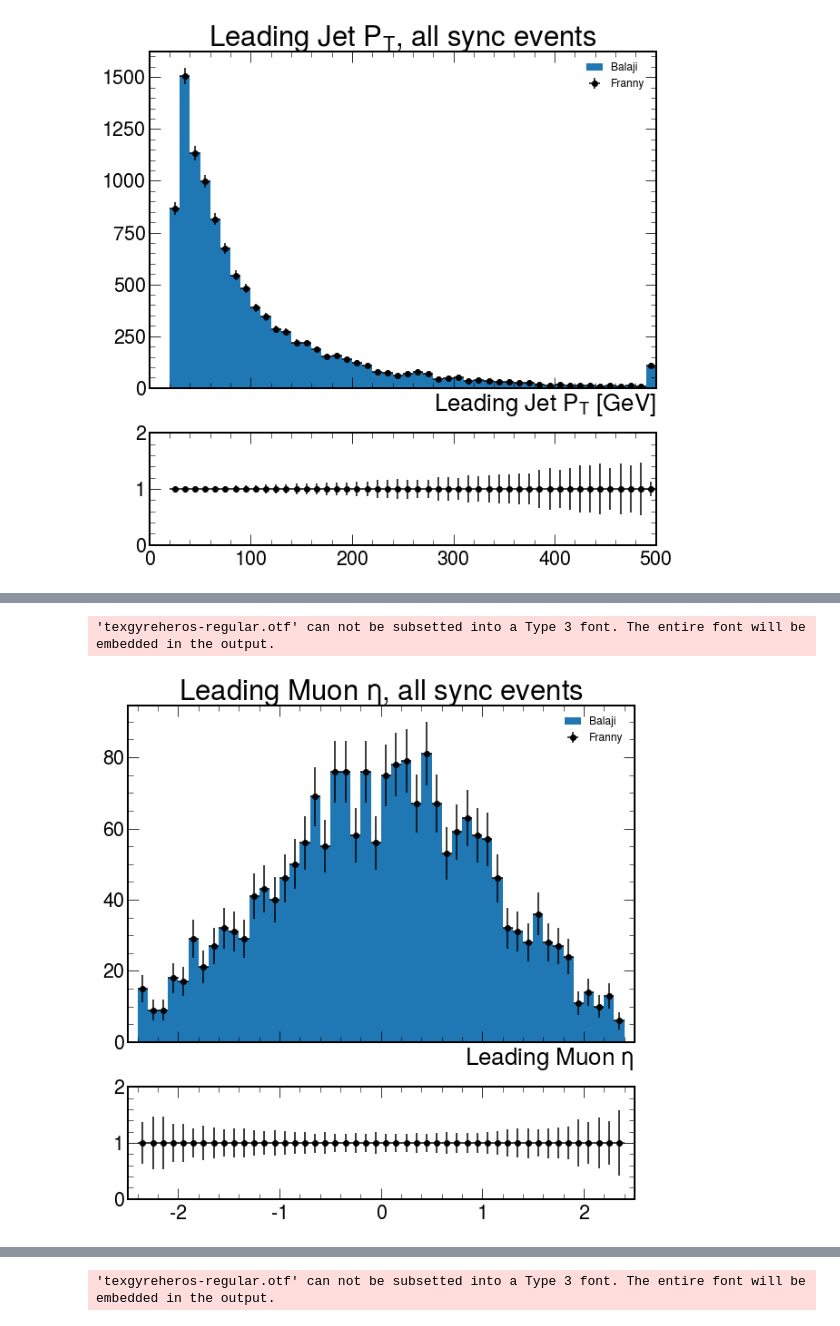
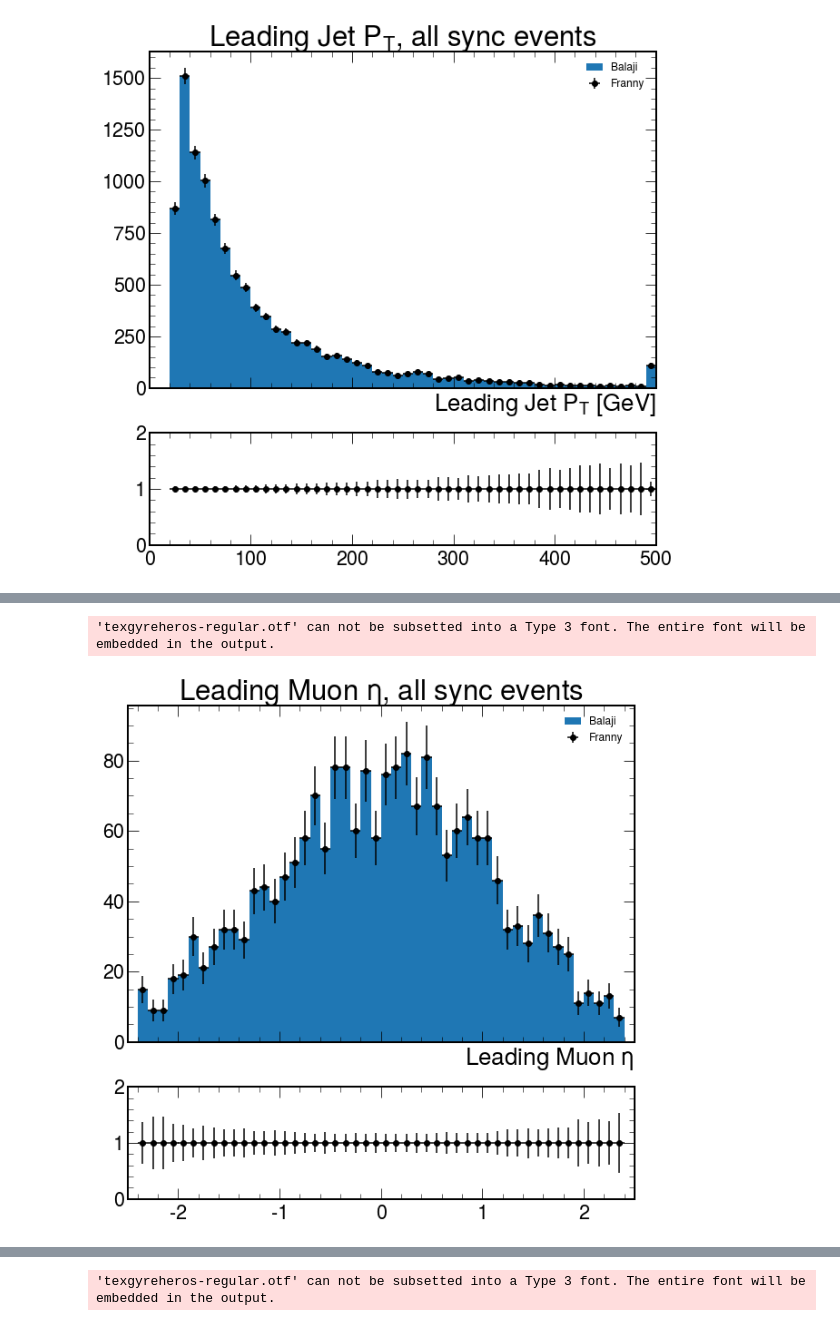
Before and after one commit to bsathian/prototype_looper, a Jupyter notebook: notebooks/Sync distributions.ipynb, the cells around one changed output, grey strips where cells are left out. Cells and saved outputs as stored; diff of their text form; code cells hidden in the pictures.

```diff
--- a/notebooks/Sync distributions.ipynb
+++ b/notebooks/Sync distributions.ipynb
@@ -10,7 +10,7 @@ plt.style.use([hep.style.CMS, hep.style.firamath])
 # %% [output]
 Populating the interactive namespace from numpy and matplotlib
 # %%
-t_balaji = uproot.open("../output.root")["t"]
+t_balaji = uproot.open("../sync_new.root")["t"]
 df_balaji = t_balaji.arrays(library="pd")
 # %%
 t_franny = uproot.open("/home/users/fsetti/HggNanoAnalysis/synch/synch_out.root")["Events"]
@@ -680,30 +754,30 @@ plt.savefig("jet2_eta.pdf")
 # %%
 mgg_binning = "50, -2.5, 2.5" # ROOT convention
 
 
-balaji_toFill = df_balaji.loc[abs(df_balaji["lep1_pdgId"]) == 13, "lep1_eta"] # select by process, then select the quantity
+balaji_toFill = df_balaji.loc[abs(df_balaji["lep1_pdgID"]) == 13, "lep1_eta"] # select by process, then select the quantity
 franny_toFill = df_franny.loc[abs(df_franny["lep1_pdgID"]) == 13 , "lep1_eta"]
 
 balaji_hist = Hist1D(balaji_toFill.values, bins=mgg_binning)
 franny_hist = Hist1D(franny_toFill.values, bins=mgg_binning)
 
 fig, (ax1, ax2) = plt.subplots(2, sharex=True, gridspec_kw=dict(height_ratios=[3, 1]))
 balaji_hist.plot(label="Balaji", ax=ax1, histtype="stepfilled")
 franny_hist.plot(show_errors="True", color="k", label="Franny", ax=ax1)
 
 ratio_hist = franny_hist.copy()
 ratio_hist /= balaji_hist
 plt.sca(ax2)
 ratio_hist.plot(ax=ax2, show_errors=True, color="k")
 ax2.set_ylim([0,2])
 plt.sca(ax1)
 plt.xlabel("Leading Muon $\eta$")
 plt.title("Leading Muon $\eta$, all sync events")
 ax1.legend(fontsize=12)
-plt.savefig("muon1_pt.pdf")
+plt.savefig("muon1_eta.pdf")
 # %% [output]
 'texgyreheros-regular.otf' can not be subsetted into a Type 3 font. The entire font will be embedded in the output.
-[figure, old version]
+[figure, new version]
 # %%
 mgg_binning = "50, -3.15, 3.15" # ROOT convention
 
```
Also changed, not shown: parts of 41 cells of this notebook, 18 other files.
